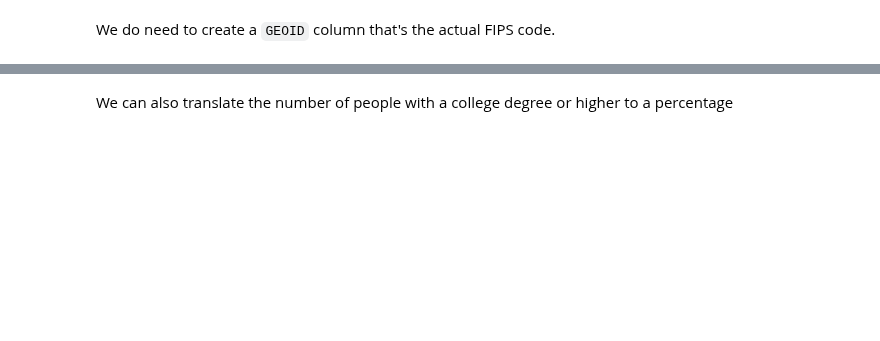
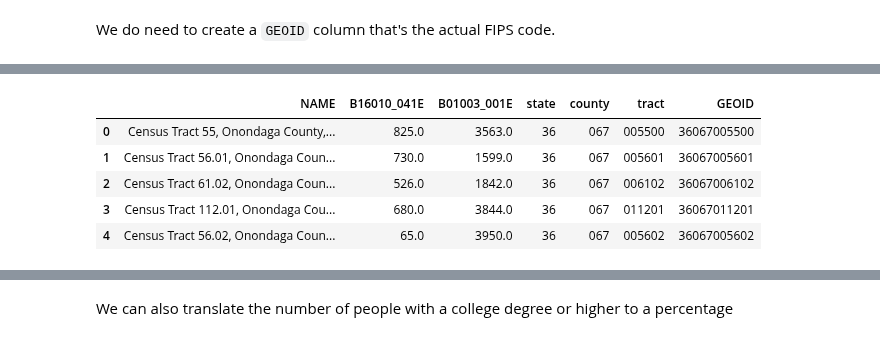
Before and after one commit to iamwfx/4680_5680_intro_uds, a Jupyter notebook: Week5/W5_opendataAPIs1.ipynb, the cells around one changed output, grey strips where cells are left out. Cells and saved outputs as stored; diff of their text form; code cells hidden in the pictures; blank space fills up the shorter version.

```diff
--- a/Week5/W5_opendataAPIs1.ipynb
+++ b/Week5/W5_opendataAPIs1.ipynb
@@ -135,4 +159,13 @@ ny_df = pd.DataFrame(ny_census)
 # %%
 ny_df["GEOID"] = ny_df["state"] + ny_df["county"] + ny_df["tract"]
+# %%
+ny_df.head()
+# %% [output]
+|  | NAME | B16010_041E | B01003_001E | state | county | tract | GEOID |
+| 0 | Census Tract 55, Onondaga County,... | 825.0 | 3563.0 | 36 | 067 | 005500 | 36067005500 |
+| 1 | Census Tract 56.01, Onondaga Coun... | 730.0 | 1599.0 | 36 | 067 | 005601 | 36067005601 |
+| 2 | Census Tract 61.02, Onondaga Coun... | 526.0 | 1842.0 | 36 | 067 | 006102 | 36067006102 |
+| 3 | Census Tract 112.01, Onondaga Cou... | 680.0 | 3844.0 | 36 | 067 | 011201 | 36067011201 |
+| 4 | Census Tract 56.02, Onondaga Coun... | 65.0 | 3950.0 | 36 | 067 | 005602 | 36067005602 |
 # %%
 ny_df.shape
```
Also changed, not shown: parts of 38 cells of this notebook.
